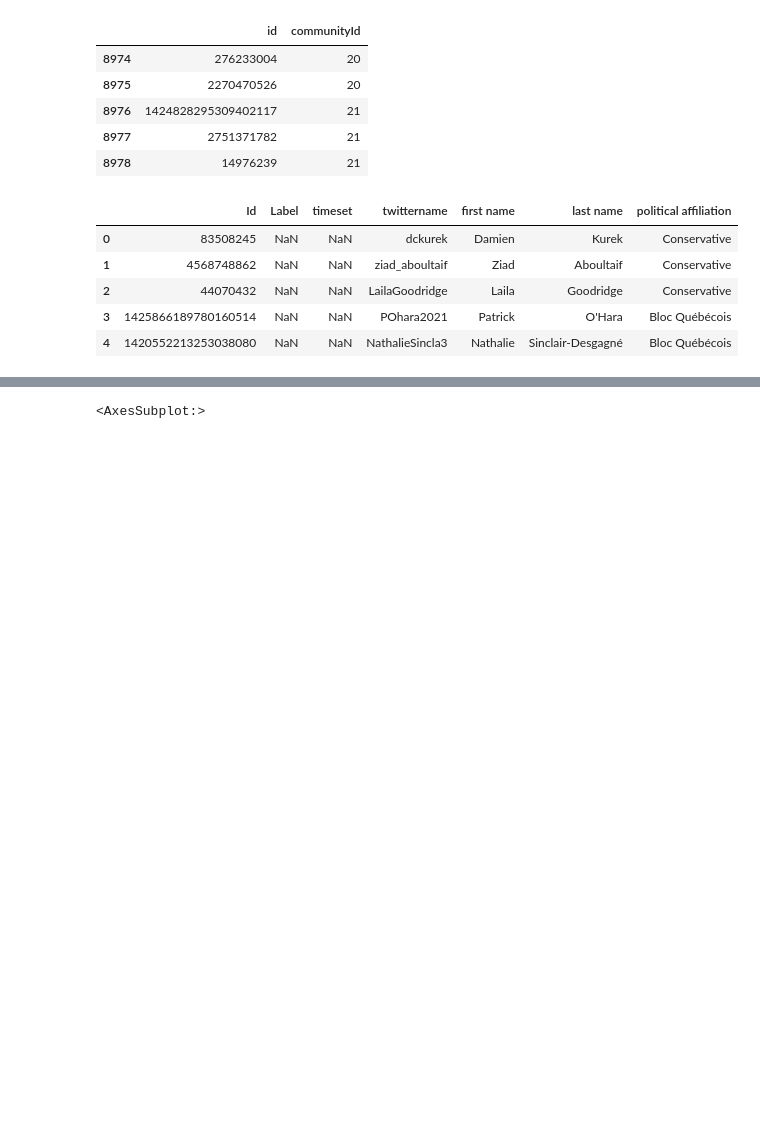
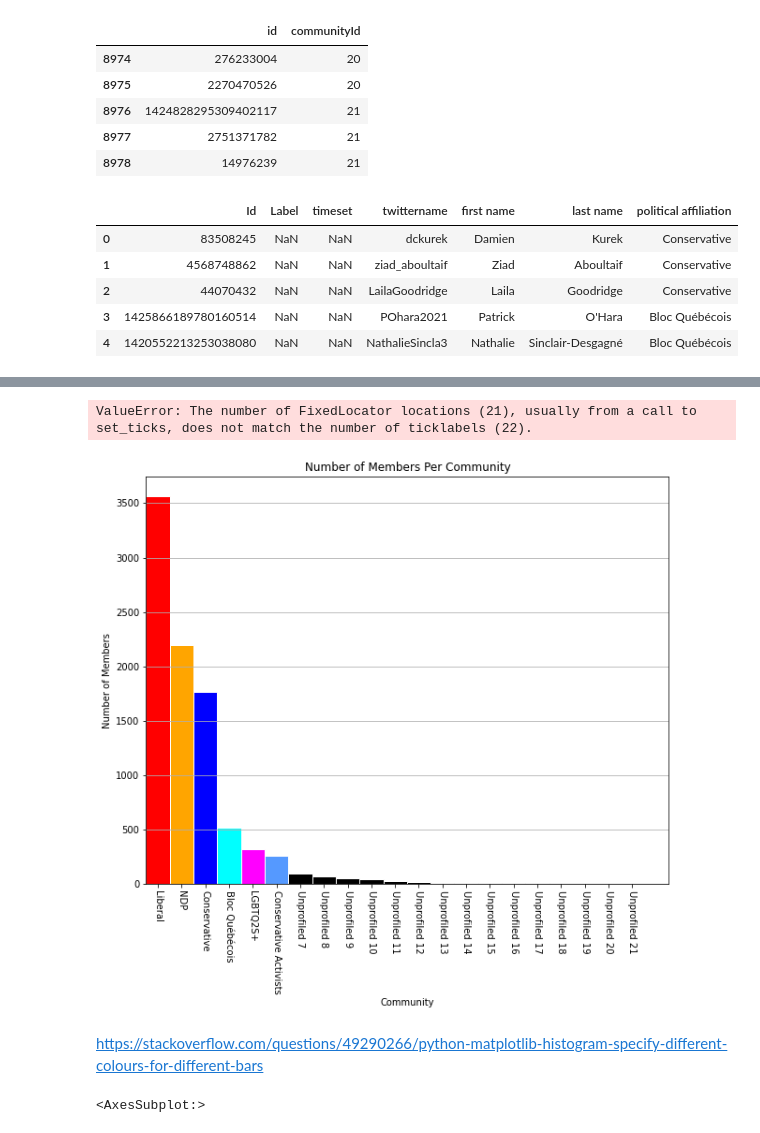
Before and after one commit to kaitlin31415/Canadian-Political-Diversification-Network-Analysis, a Jupyter notebook: Final_Full_Network/Community Analysis/Community Structures.ipynb, the cells around one changed output, grey strips where cells are left out. Saved outputs shown, nothing was run; the diff lists cells and outputs as text; code cells hidden in the pictures; blank space fills up the shorter version.

```diff
--- a/Final_Full_Network/Community Analysis/Community Structures.ipynb
+++ b/Final_Full_Network/Community Analysis/Community Structures.ipynb
@@ -145,3 +175,43 @@ communities.describe()
+# %%
+def bins_labels(bins, **kwargs):
+    bin_w = (max(bins) - min(bins)) / (len(bins) - 1)
+    plt.xticks(np.arange(min(bins)+bin_w/2, max(bins), bin_w), bins, **kwargs)
+    plt.xlim(bins[0], bins[-1])
+# %%
+import matplotlib.pyplot as plt
+import numpy as np
+
+fig, ax = plt.subplots(figsize=(10, 8))
+data = communities["community"].to_numpy()
+
+N, bins, patches = ax.hist(data, edgecolor='white', bins=21, linewidth=1)
+
+
+patches[0].set_facecolor('red')
+patches[1].set_facecolor('orange')
+patches[2].set_facecolor('blue')
+patches[3].set_facecolor('cyan')
+patches[4].set_facecolor('magenta')
+patches[5].set_facecolor('#5599ff')
+
+for i in range(6, len(patches)):
+    patches[i].set_facecolor('black')
+
+plt.xlim([0, 21])
+plt.xticks(np.arange(0, 21, 1.0))
+plt.xticks(rotation=270)
+plt.xlabel("Community")
+plt.ylabel("Number of Members")
+plt.grid(axis='y')
+plt.title(label="Number of Members Per Community")
+bins_labels(bins, fontsize=20)
+
+plt.show()
+# %% [output]
+ValueError: The number of FixedLocator locations (21), usually from a call to set_ticks, does not match the number of ticklabels (22).
+[figure, added]
+# %% [markdown]
+https://stackoverflow.com/questions/49290266/python-matplotlib-histogram-specify-different-colours-for-different-bars
 # %%
 community1 = communities[communities["communityid"] == 1]
 community1["political affiliation"].hist(color="red" ,figsize=(10, 8))
```
Also changed, not shown: parts of 100 cells of this notebook, 6 other files.
